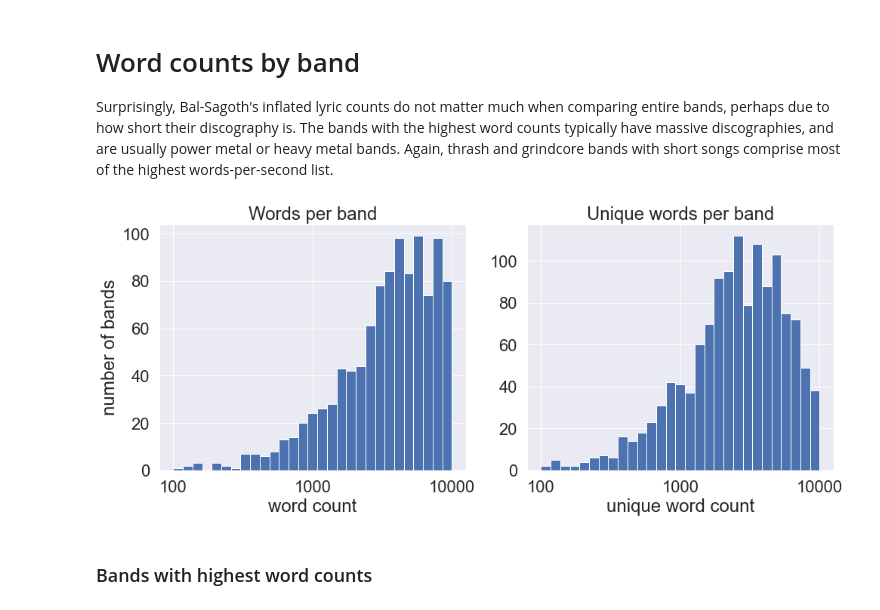
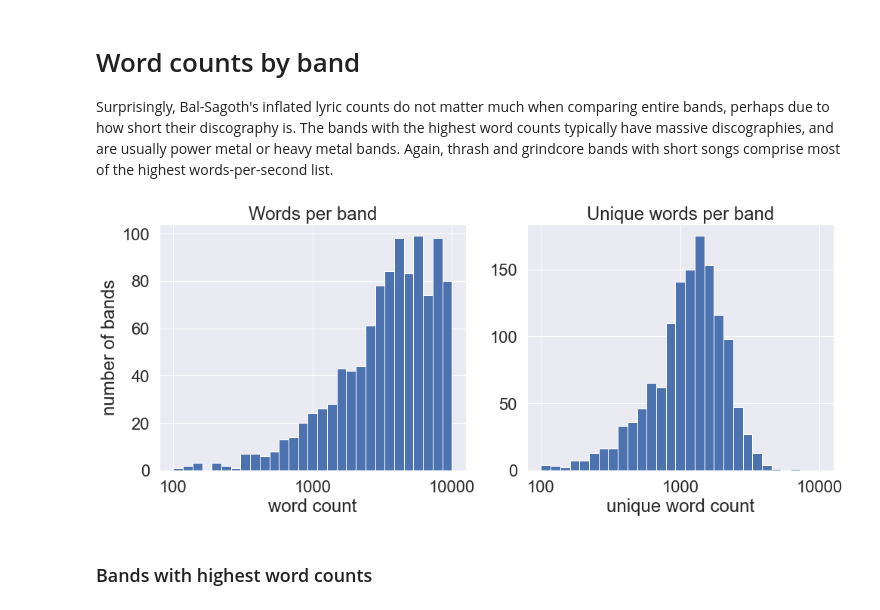
Before and after one commit to pdqnguyen/metallyrics, a Jupyter notebook: analyses/lyrics/notebooks/lyrics-part-1-overview.ipynb, the cells around one changed output. Saved outputs shown, nothing was run; the diff lists cells and outputs as text; code cells hidden in the pictures.

```diff
--- a/analyses/lyrics/notebooks/lyrics-part-1-overview.ipynb
+++ b/analyses/lyrics/notebooks/lyrics-part-1-overview.ipynb
@@ -150 +184,9 @@ Song lyrics are tokenized using a custom `tokenize()` function in `nlp.py`.
+# %%
+df_r_songs = df_r[['band_name', 'album_name', 'song_name', 'band_genre', 'song_words', 'song_length']].copy()
+df_r_songs = df_r_songs.rename(columns={'band_name': 'band', 'album_name': 'album', 'song_name': 'song', 'band_genre': 'genre', 'song_words': 'words'})
+df_r_songs['seconds'] = to_seconds(df_r_songs['song_length'])
+df_r_songs = df_r_songs.drop('song_length', axis=1)
+df_r_songs['word_count'] = df_r_songs['words'].apply(len)
+df_r_songs['unique_word_count'] = df_r_songs['words'].apply(lambda x: len(set(x)))
+df_r_songs = get_words_per_second(df_r_songs)
 # %%
@@ -187,15 +211,3 @@ def to_seconds(data):
-# %%
-song_seconds = to_seconds(df_r)
-song_words_per_second = song_word_counts / song_seconds
-song_words_per_second[song_words_per_second == np.inf] = 0
-song_unique_words_per_second = song_unique_word_counts / song_seconds
-song_unique_words_per_second[song_unique_words_per_second == np.inf] = 0
-
-df_r_songs = df_r[['band_name', 'album_name', 'song_name', 'band_genre']].copy()
-df_r_songs['song_word_count'] = song_word_counts
-df_r_songs['song_unique_word_count'] = song_unique_word_counts
-df_r_songs['song_seconds'] = song_seconds
-df_r_songs['song_unique_words_per_second'] = song_unique_words_per_second
 # %% [markdown]
 ### Songs with highest word counts
 
@@ -281,3 +289,13 @@ df_r_albums.loc[df_r_albums['album_unique_words_per_second'] == np.inf, 'album_u
+# %%
+df_r_albums = pd.concat([
+    df_r_songs.groupby(['band', 'album'])['genre'].first(),
+    df_r_songs.groupby(['band', 'album'])['words'].sum(),
+    df_r_songs.groupby(['band', 'album'])['seconds'].sum(),
+], axis=1)
+df_r_albums['word_count'] = df_r_albums['words'].apply(len)
+df_r_albums['unique_word_count'] = df_r_albums['words'].apply(lambda x: len(set(x)))
+df_r_albums = get_words_per_second(df_r_albums)
+df_r_albums = df_r_albums.reset_index()
 # %%
 fig, (ax1, ax2) = plt.subplots(1, 2, figsize=(16, 6))
 
@@ -374,19 +388,29 @@ df_r_bands.loc[df_r_bands['band_unique_words_per_second'] == np.inf, 'band_uniqu
+# %%
+df_r_bands = pd.concat([
+    df_r_albums.groupby('band')['genre'].first(),
+    df_r_albums.groupby('band')['words'].sum(),
+    df_r_albums.groupby('band')['seconds'].sum(),
+], axis=1)
+df_r_bands['word_count'] = df_r_bands['words'].apply(len)
+df_r_bands['unique_word_count'] = df_r_bands['words'].apply(lambda x: len(set(x)))
+df_r_bands = get_words_per_second(df_r_bands)
+df_r_bands = df_r_bands.reset_index()
 # %%
 fig, (ax1, ax2) = plt.subplots(1, 2, figsize=(16, 6))
 
-df_r_bands.band_word_count.hist(bins=np.logspace(2, 4, 30), ax=ax1)
+df_r_bands['word_count'].hist(bins=np.logspace(2, 4, 30), ax=ax1)
 ax1.set_xscale('log')
 ax1.xaxis.set_major_formatter(ScalarFormatter())
 ax1.set_xlabel("word count")
 ax1.set_ylabel("number of bands")
 ax1.set_title("Words per band")
 
-df_r_bands.band_unique_word_count.hist(bins=np.logspace(2, 4, 30), ax=ax2)
+df_r_bands['unique_word_count'].hist(bins=np.logspace(2, 4, 30), ax=ax2)
 ax2.set_xscale('log')
 ax2.xaxis.set_major_formatter(ScalarFormatter())
 ax2.set_xlabel("unique word count")
 ax2.set_title("Unique words per band")
 
 plt.show()
 # %% [output]
-[figure, old version]
+[figure, new version]
```
Also changed, not shown: parts of 40 cells of this notebook, 2 other files.
